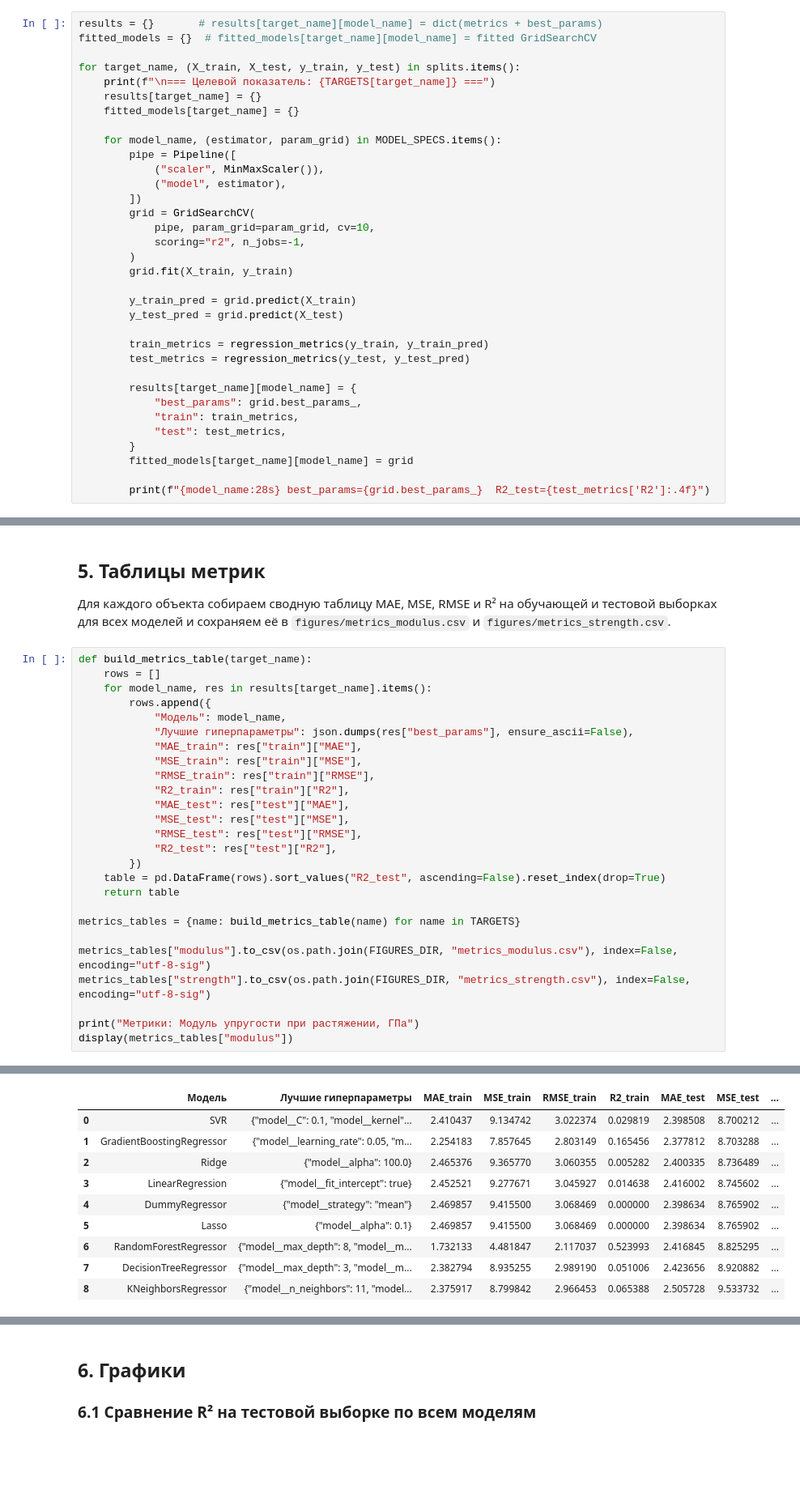
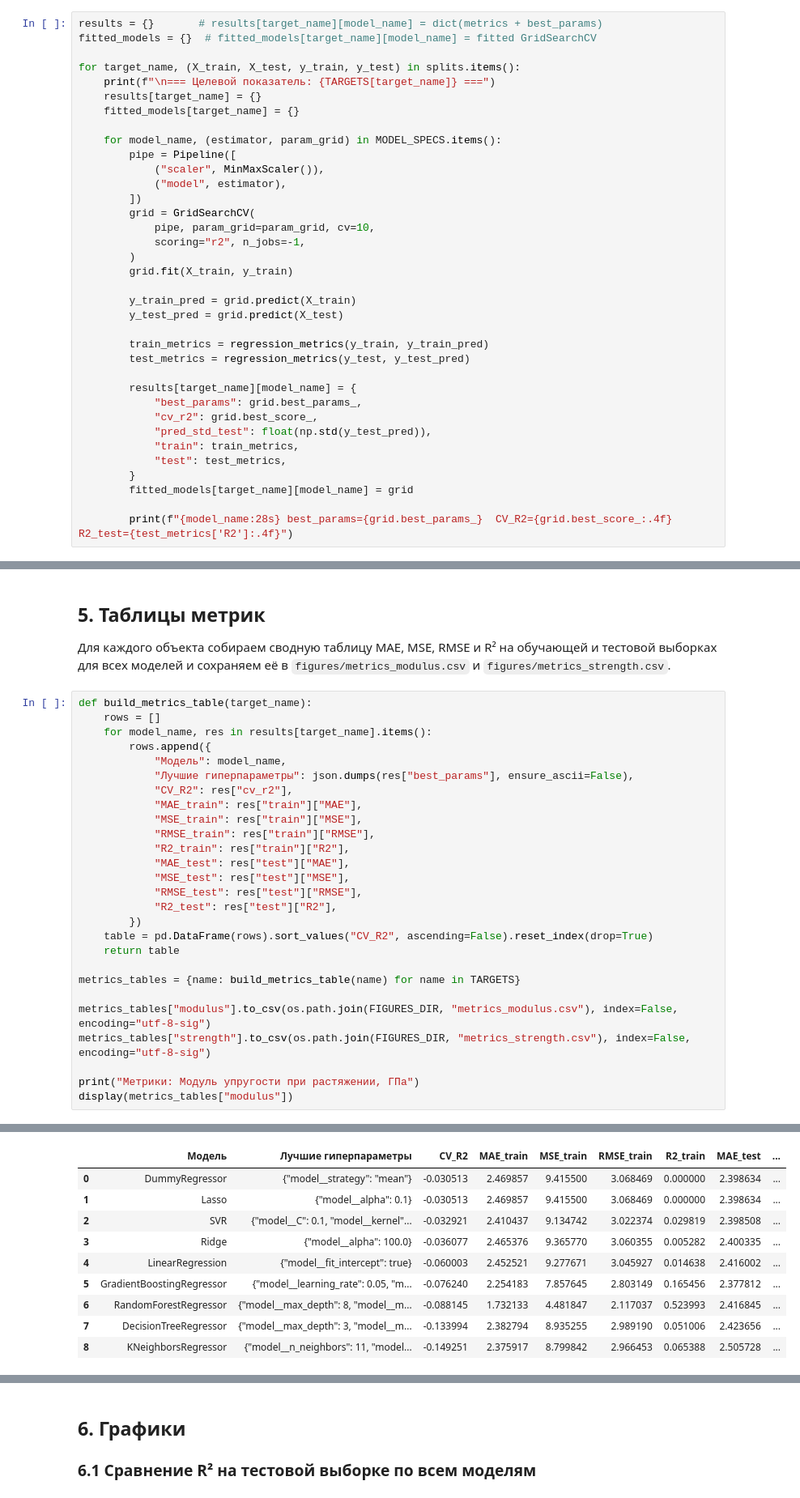
Before and after one commit to Raldy1234/VKR_composites, a Jupyter notebook: notebooks/02_models.ipynb, the cells around one changed output, grey strips where cells are left out. Shown at 81% size. Drawn from its saved outputs; the diff is of its cells as text; blank space fills up the shorter version.

```diff
--- a/notebooks/02_models.ipynb
+++ b/notebooks/02_models.ipynb
@@ -253,11 +253,13 @@ for target_name, (X_train, X_test, y_train, y_test) in splits.items():
 
         results[target_name][model_name] = {
             "best_params": grid.best_params_,
+            "cv_r2": grid.best_score_,
+            "pred_std_test": float(np.std(y_test_pred)),
             "train": train_metrics,
             "test": test_metrics,
         }
         fitted_models[target_name][model_name] = grid
 
-        print(f"{model_name:28s} best_params={grid.best_params_}  R2_test={test_metrics['R2']:.4f}")
+        print(f"{model_name:28s} best_params={grid.best_params_}  CV_R2={grid.best_score_:.4f}  R2_test={test_metrics['R2']:.4f}")
 # %% [output]
 === Целевой показатель: Модуль упругости при растяжении, ГПа ===
@@ -286,41 +288,42 @@ SVR                          best_params={'model__C': 0.1, 'model__kernel': 'rbf
 # %%
 def build_metrics_table(target_name):
     rows = []
     for model_name, res in results[target_name].items():
         rows.append({
             "Модель": model_name,
             "Лучшие гиперпараметры": json.dumps(res["best_params"], ensure_ascii=False),
+            "CV_R2": res["cv_r2"],
             "MAE_train": res["train"]["MAE"],
             "MSE_train": res["train"]["MSE"],
             "RMSE_train": res["train"]["RMSE"],
             "R2_train": res["train"]["R2"],
             "MAE_test": res["test"]["MAE"],
             "MSE_test": res["test"]["MSE"],
             "RMSE_test": res["test"]["RMSE"],
             "R2_test": res["test"]["R2"],
         })
-    table = pd.DataFrame(rows).sort_values("R2_test", ascending=False).reset_index(drop=True)
+    table = pd.DataFrame(rows).sort_values("CV_R2", ascending=False).reset_index(drop=True)
     return table
 
 metrics_tables = {name: build_metrics_table(name) for name in TARGETS}
 
 metrics_tables["modulus"].to_csv(os.path.join(FIGURES_DIR, "metrics_modulus.csv"), index=False, encoding="utf-8-sig")
 metrics_tables["strength"].to_csv(os.path.join(FIGURES_DIR, "metrics_strength.csv"), index=False, encoding="utf-8-sig")
 
 print("Метрики: Модуль упругости при растяжении, ГПа")
 display(metrics_tables["modulus"])
 # %% [output]
 Метрики: Модуль упругости при растяжении, ГПа
-|  | Модель | Лучшие гиперпараметры | MAE_train | MSE_train | RMSE_train | R2_train | MAE_test | MSE_test | ... |
-| 0 | SVR | {"model__C": 0.1, "model__kernel"... | 2.410437 | 9.134742 | 3.022374 | 0.029819 | 2.398508 | 8.700212 | ... |
-| 1 | GradientBoostingRegressor | {"model__learning_rate": 0.05, "m... | 2.254183 | 7.857645 | 2.803149 | 0.165456 | 2.377812 | 8.703288 | ... |
-| 2 | Ridge | {"model__alpha": 100.0} | 2.465376 | 9.365770 | 3.060355 | 0.005282 | 2.400335 | 8.736489 | ... |
-| 3 | LinearRegression | {"model__fit_intercept": true} | 2.452521 | 9.277671 | 3.045927 | 0.014638 | 2.416002 | 8.745602 | ... |
-| 4 | DummyRegressor | {"model__strategy": "mean"} | 2.469857 | 9.415500 | 3.068469 | 0.000000 | 2.398634 | 8.765902 | ... |
-| 5 | Lasso | {"model__alpha": 0.1} | 2.469857 | 9.415500 | 3.068469 | 0.000000 | 2.398634 | 8.765902 | ... |
-| 6 | RandomForestRegressor | {"model__max_depth": 8, "model__m... | 1.732133 | 4.481847 | 2.117037 | 0.523993 | 2.416845 | 8.825295 | ... |
-| 7 | DecisionTreeRegressor | {"model__max_depth": 3, "model__m... | 2.382794 | 8.935255 | 2.989190 | 0.051006 | 2.423656 | 8.920882 | ... |
-| 8 | KNeighborsRegressor | {"model__n_neighbors": 11, "model... | 2.375917 | 8.799842 | 2.966453 | 0.065388 | 2.505728 | 9.533732 | ... |
+|  | Модель | Лучшие гиперпараметры | CV_R2 | MAE_train | MSE_train | RMSE_train | R2_train | MAE_test | ... |
+| 0 | DummyRegressor | {"model__strategy": "mean"} | -0.030513 | 2.469857 | 9.415500 | 3.068469 | 0.000000 | 2.398634 | ... |
+| 1 | Lasso | {"model__alpha": 0.1} | -0.030513 | 2.469857 | 9.415500 | 3.068469 | 0.000000 | 2.398634 | ... |
+| 2 | SVR | {"model__C": 0.1, "model__kernel"... | -0.032921 | 2.410437 | 9.134742 | 3.022374 | 0.029819 | 2.398508 | ... |
+| 3 | Ridge | {"model__alpha": 100.0} | -0.036077 | 2.465376 | 9.365770 | 3.060355 | 0.005282 | 2.400335 | ... |
+| 4 | LinearRegression | {"model__fit_intercept": true} | -0.060003 | 2.452521 | 9.277671 | 3.045927 | 0.014638 | 2.416002 | ... |
+| 5 | GradientBoostingRegressor | {"model__learning_rate": 0.05, "m... | -0.076240 | 2.254183 | 7.857645 | 2.803149 | 0.165456 | 2.377812 | ... |
+| 6 | RandomForestRegressor | {"model__max_depth": 8, "model__m... | -0.088145 | 1.732133 | 4.481847 | 2.117037 | 0.523993 | 2.416845 | ... |
+| 7 | DecisionTreeRegressor | {"model__max_depth": 3, "model__m... | -0.133994 | 2.382794 | 8.935255 | 2.989190 | 0.051006 | 2.423656 | ... |
+| 8 | KNeighborsRegressor | {"model__n_neighbors": 11, "model... | -0.149251 | 2.375917 | 8.799842 | 2.966453 | 0.065388 | 2.505728 | ... |
 # %%
 print("Метрики: Прочность при растяжении, МПа")
 display(metrics_tables["strength"])
```
Also changed, not shown: parts of 9 cells of this notebook, 11 other files.
